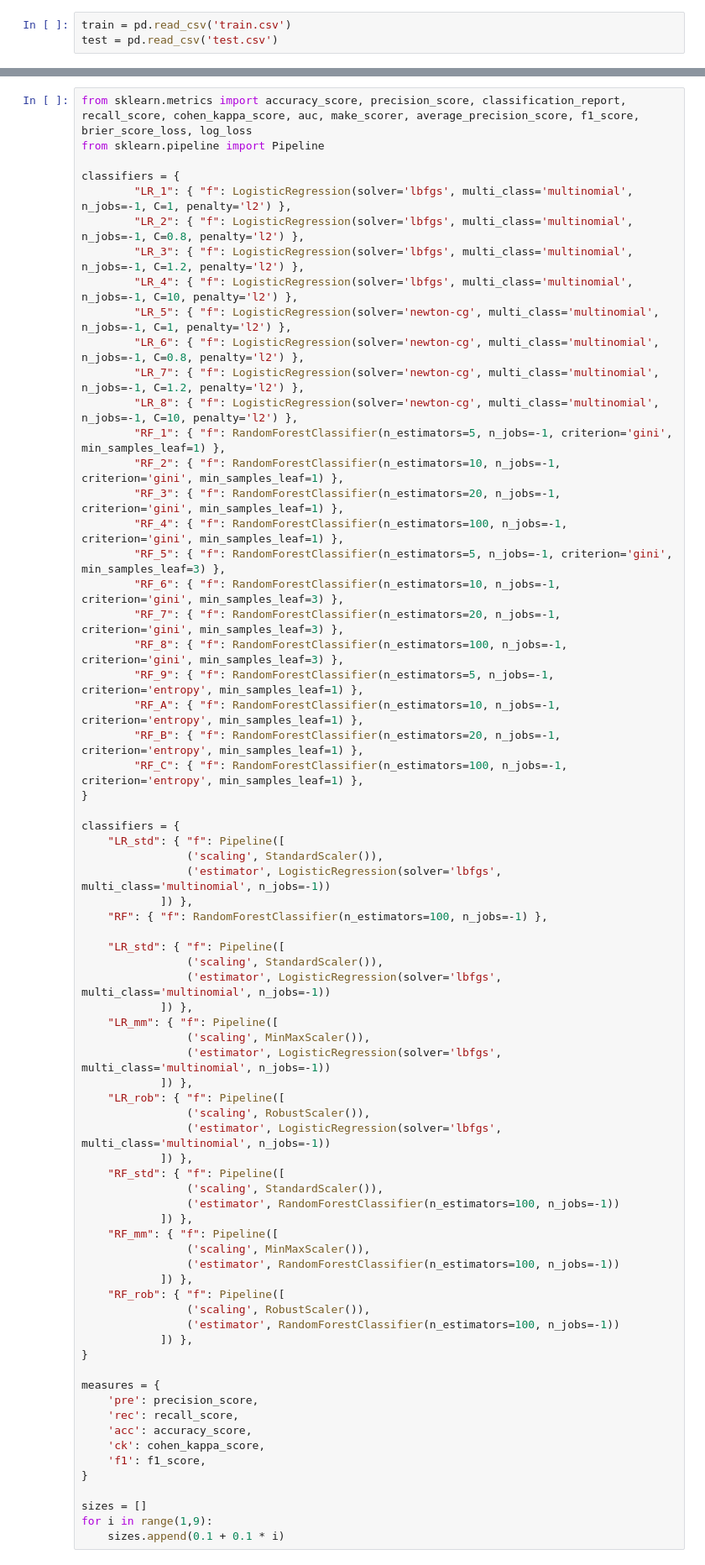
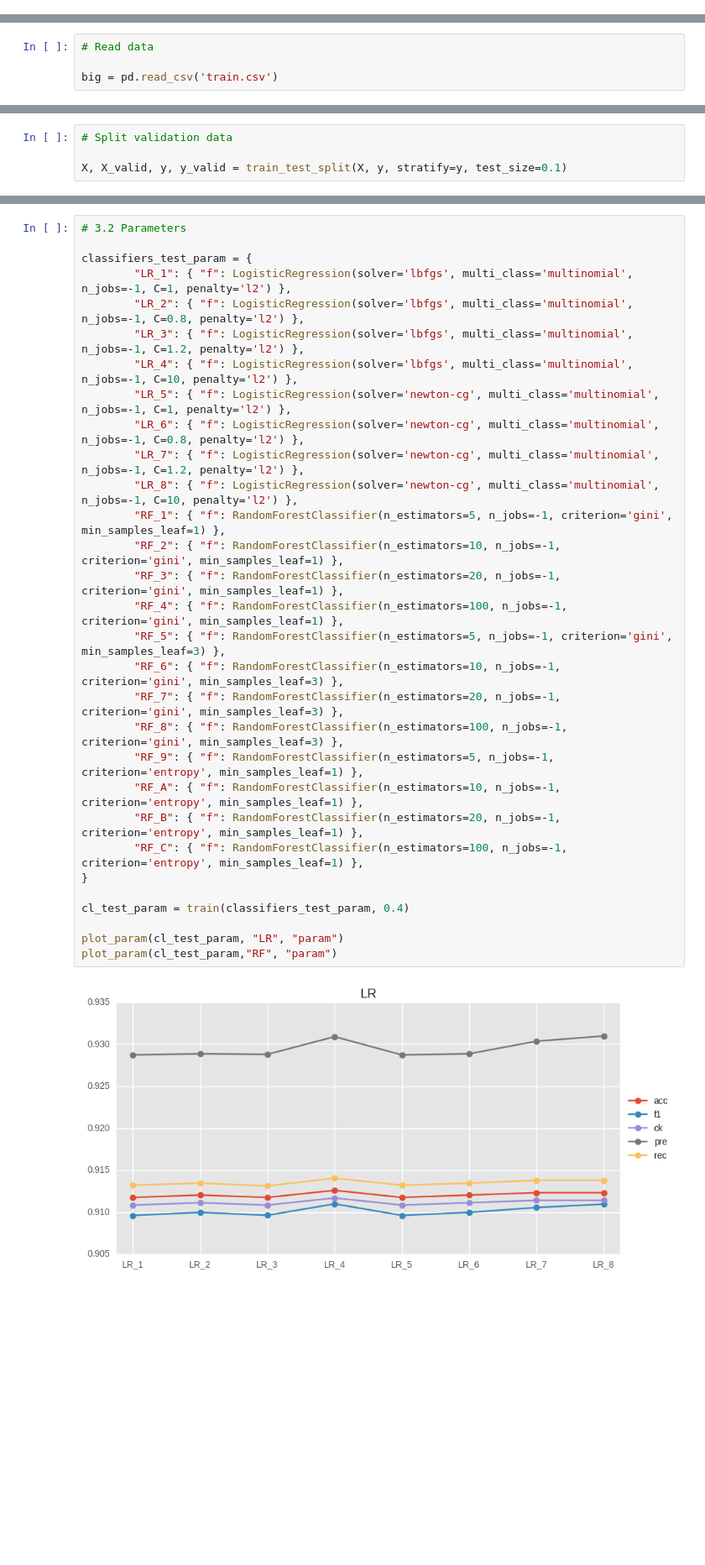
Before and after one commit to geoHeil/tuWienBusinessIntelligence, a Jupyter notebook: ue1/02_classification.ipynb, the cells around one changed output, grey strips where cells are left out. Shown at 84% size. Saved outputs shown, nothing was run; the diff lists cells and outputs as text; blank space fills up the shorter version.

Commit message:
Klassifikation umstrukturiert, sodass alles ohne Änderung in einem ausgeführt werden kann; Formatierung im Report geändert; Bilder für Scaling/Splits hinzugefügt

```diff
--- a/ue1/02_classification.ipynb
+++ b/ue1/02_classification.ipynb
@@ -21,4 +20 @@ plt.style.use('ggplot')
 %matplotlib inline
-# %%
-train = pd.read_csv('train.csv')
-test = pd.read_csv('test.csv')
@@ -52 +21,5 @@ Name: species, dtype: int8
+# %%
+# Read data
+
+big = pd.read_csv('train.csv')
 # %%
@@ -68,3 +48,7 @@ def addZeroColumns(df, colBaseName):
 
 addZeroColumns(X, 'margin')
 addZeroColumns(X, 'texture')
+# %%
+# Split validation data
+
+X, X_valid, y, y_valid = train_test_split(X, y, stratify=y, test_size=0.1)
@@ -71,71 +148,32 @@ addZeroColumns(X, 'texture')
 # %%
-from sklearn.metrics import accuracy_score, precision_score, classification_report, recall_score, cohen_kappa_score, auc, make_scorer, average_precision_score, f1_score, brier_score_loss, log_loss
-from sklearn.pipeline import Pipeline
+# 3.2 Parameters
 
-classifiers = {
+classifiers_test_param = {
         "LR_1": { "f": LogisticRegression(solver='lbfgs', multi_class='multinomial', n_jobs=-1, C=1, penalty='l2') },
         "LR_2": { "f": LogisticRegression(solver='lbfgs', multi_class='multinomial', n_jobs=-1, C=0.8, penalty='l2') },
         "LR_3": { "f": LogisticRegression(solver='lbfgs', multi_class='multinomial', n_jobs=-1, C=1.2, penalty='l2') },
         "LR_4": { "f": LogisticRegression(solver='lbfgs', multi_class='multinomial', n_jobs=-1, C=10, penalty='l2') },
         "LR_5": { "f": LogisticRegression(solver='newton-cg', multi_class='multinomial', n_jobs=-1, C=1, penalty='l2') },
         "LR_6": { "f": LogisticRegression(solver='newton-cg', multi_class='multinomial', n_jobs=-1, C=0.8, penalty='l2') },
         "LR_7": { "f": LogisticRegression(solver='newton-cg', multi_class='multinomial', n_jobs=-1, C=1.2, penalty='l2') },
         "LR_8": { "f": LogisticRegression(solver='newton-cg', multi_class='multinomial', n_jobs=-1, C=10, penalty='l2') },
         "RF_1": { "f": RandomForestClassifier(n_estimators=5, n_jobs=-1, criterion='gini', min_samples_leaf=1) },
         "RF_2": { "f": RandomForestClassifier(n_estimators=10, n_jobs=-1, criterion='gini', min_samples_leaf=1) },
         "RF_3": { "f": RandomForestClassifier(n_estimators=20, n_jobs=-1, criterion='gini', min_samples_leaf=1) },
         "RF_4": { "f": RandomForestClassifier(n_estimators=100, n_jobs=-1, criterion='gini', min_samples_leaf=1) },
         "RF_5": { "f": RandomForestClassifier(n_estimators=5, n_jobs=-1, criterion='gini', min_samples_leaf=3) },
         "RF_6": { "f": RandomForestClassifier(n_estimators=10, n_jobs=-1, criterion='gini', min_samples_leaf=3) },
         "RF_7": { "f": RandomForestClassifier(n_estimators=20, n_jobs=-1, criterion='gini', min_samples_leaf=3) },
         "RF_8": { "f": RandomForestClassifier(n_estimators=100, n_jobs=-1, criterion='gini', min_samples_leaf=3) },
         "RF_9": { "f": RandomForestClassifier(n_estimators=5, n_jobs=-1, criterion='entropy', min_samples_leaf=1) },
         "RF_A": { "f": RandomForestClassifier(n_estimators=10, n_jobs=-1, criterion='entropy', min_samples_leaf=1) },
         "RF_B": { "f": RandomForestClassifier(n_estimators=20, n_jobs=-1, criterion='entropy', min_samples_leaf=1) },
         "RF_C": { "f": RandomForestClassifier(n_estimators=100, n_jobs=-1, criterion='entropy', min_samples_leaf=1) },
 }
 
-classifiers = {
-    "LR_std": { "f": Pipeline([
-                ('scaling', StandardScaler()),
-                ('estimator', LogisticRegression(solver='lbfgs', multi_class='multinomial', n_jobs=-1))
-            ]) },
-    "RF": { "f": RandomForestClassifier(n_estimators=100, n_jobs=-1) },
+cl_test_param = train(classifiers_test_param, 0.4)
 
-    "LR_std": { "f": Pipeline([
-                ('scaling', StandardScaler()),
-                ('estimator', LogisticRegression(solver='lbfgs', multi_class='multinomial', n_jobs=-1))
-            ]) },
-    "LR_mm": { "f": Pipeline([
-                ('scaling', MinMaxScaler()),
-                ('estimator', LogisticRegression(solver='lbfgs', multi_class='multinomial', n_jobs=-1))
-            ]) },
-    "LR_rob": { "f": Pipeline([
-                ('scaling', RobustScaler()),
-                ('estimator', LogisticRegression(solver='lbfgs', multi_class='multinomial', n_jobs=-1))
-            ]) },
-    "RF_std": { "f": Pipeline([
-                ('scaling', StandardScaler()),
-                ('estimator', RandomForestClassifier(n_estimators=100, n_jobs=-1))
-            ]) },
-    "RF_mm": { "f": Pipeline([
-                ('scaling', MinMaxScaler()),
-                ('estimator', RandomForestClassifier(n_estimators=100, n_jobs=-1))
-            ]) },
-    "RF_rob": { "f": Pipeline([
-                ('scaling', RobustScaler()),
-                ('estimator', RandomForestClassifier(n_estimators=100, n_jobs=-1))
-            ]) },
-}
-
-measures = {
-    'pre': precision_score,
-    'rec': recall_score,
-    'acc': accuracy_score,
-    'ck': cohen_kappa_score,
-    'f1': f1_score,
-}
-
-sizes = []
-for i in range(1,9):
-    sizes.append(0.1 + 0.1 * i)
+plot_param(cl_test_param, "LR", "param")
+plot_param(cl_test_param,"RF", "param")
+# %% [output]
+[figure, added]
```
Also changed, not shown: parts of 12 cells of this notebook, 27 other files.
